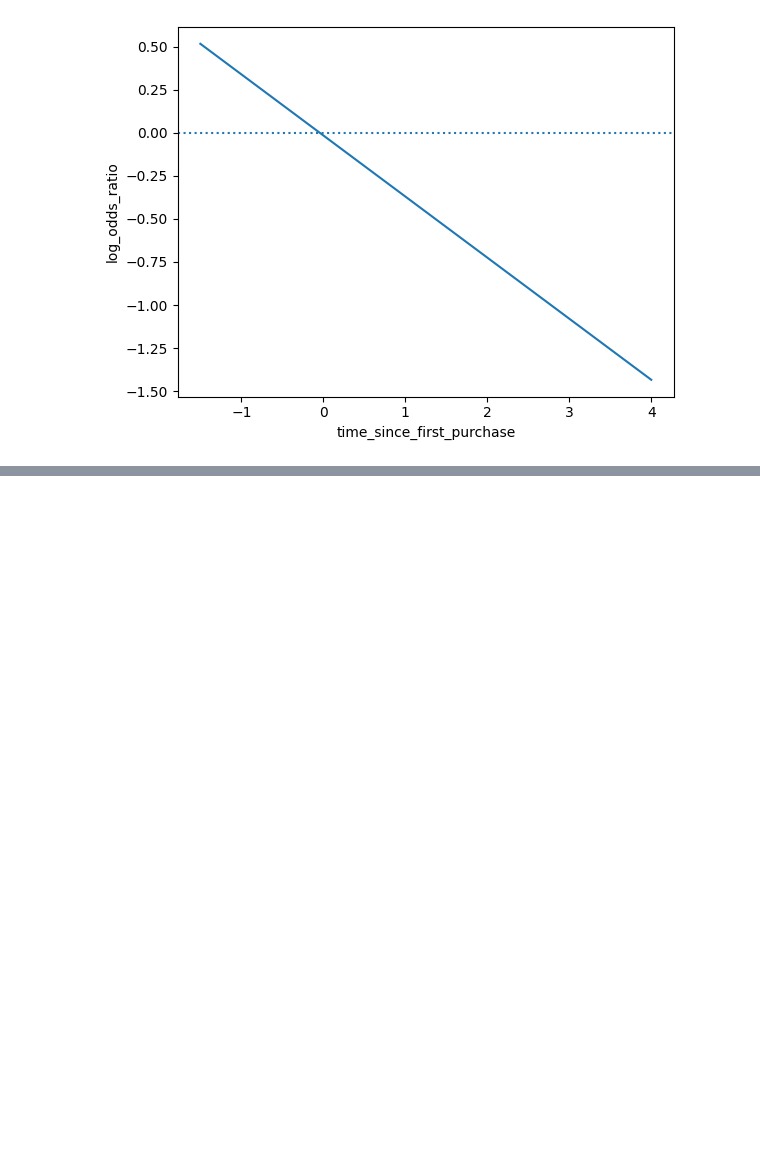
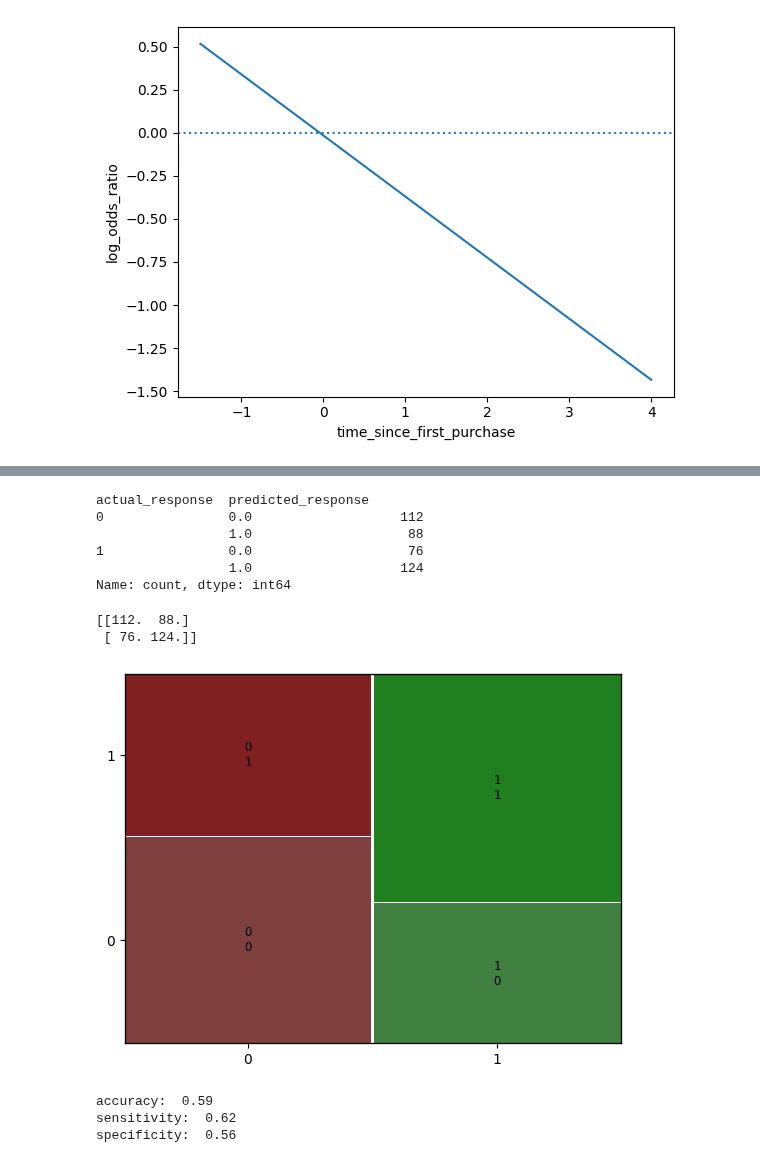
Before and after one commit to MichaelSzczepaniak/DataCamp, a Jupyter notebook: Tracks/Associate Data Scientist/26 Introduction to Regression with statsmodels in Python/StatmodelsRegression.ipynb, the cells around one changed output, grey strips where cells are left out. Saved outputs shown, nothing was run; the diff lists cells and outputs as text; code cells hidden in the pictures; blank space fills up the shorter version.

```diff
--- a/Tracks/Associate Data Scientist/26 Introduction to Regression with statsmodels in Python/StatmodelsRegression.ipynb
+++ b/Tracks/Associate Data Scientist/26 Introduction to Regression with statsmodels in Python/StatmodelsRegression.ipynb
@@ -823,3 +839,60 @@ plt.show()
+# %%
+# Get the actual responses
+actual_response = df_churn["has_churned"]
+
+# Get the predicted responses (assume 50% threshold)
+predicted_response = np.round(mdl_churn_vs_relationship.predict())
+
+# Create outcomes as a DataFrame of both Series
+outcomes = pd.DataFrame({"actual_response": actual_response,
+                         "predicted_response": predicted_response})
+
+# Print the outcomes
+print(outcomes.value_counts(sort = False))
+# %% [output]
+actual_response  predicted_response
+0                0.0                   112
+                 1.0                    88
+1                0.0                    76
+                 1.0                   124
+Name: count, dtype: int64
+# %%
+from statsmodels.graphics.mosaicplot import mosaic
+
+# Calculate the confusion matrix
+conf_matrix = mdl_churn_vs_relationship.pred_table()
+
+print(conf_matrix)
+
+# Draw a mosaic plot of conf_matrix
+mosaic(conf_matrix)
+plt.show()
+# %% [output]
+[[112.  88.]
+ [ 76. 124.]]
+[figure, added]
+# %%
+# Extract TN, TP, FN and FP from conf_matrix
+TN = conf_matrix[0, 0]
+TP = conf_matrix[1, 1]
+FN = conf_matrix[1, 0]
+FP = conf_matrix[0, 1]
+
+# Calculate and print the accuracy
+accuracy = (TP + TN) / (TN + TP + FN + FP)
+print("accuracy: ", accuracy)
+
+# Calculate and print the sensitivity
+sensitivity = TP / (FN + TP)
+print("sensitivity: ", sensitivity)
+
+# Calculate and print the specificity
+specificity = TN / (FP + TN)
+print("specificity: ", specificity)
+# %% [output]
+accuracy:  0.59
+sensitivity:  0.62
+specificity:  0.56
 # %% [markdown]
 ## References
 
```
Also changed, not shown: parts of 5 cells of this notebook.
